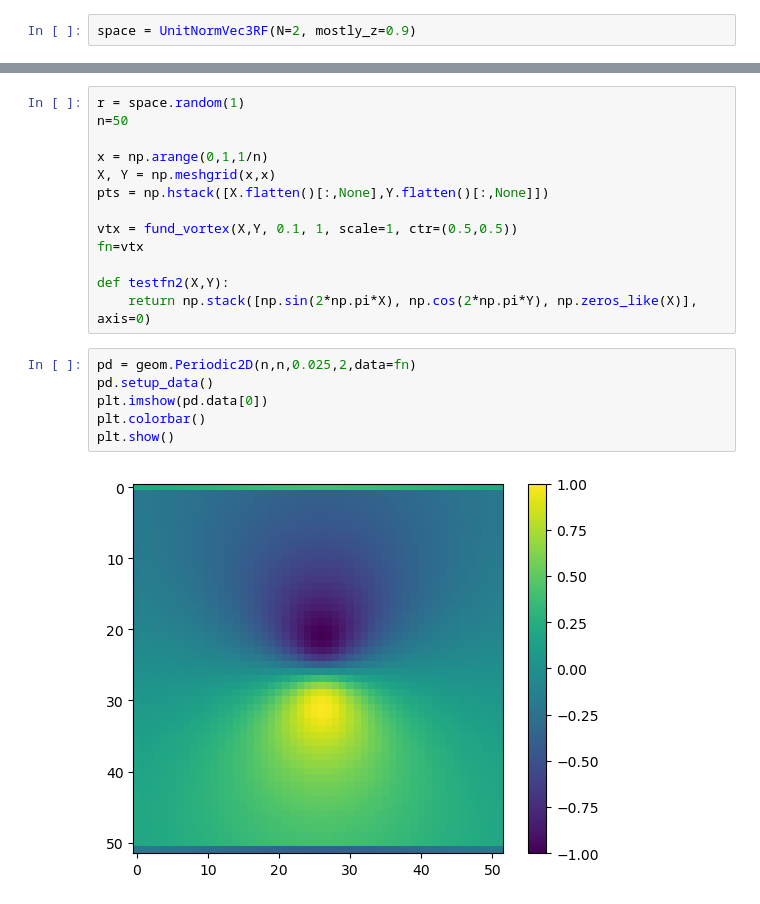
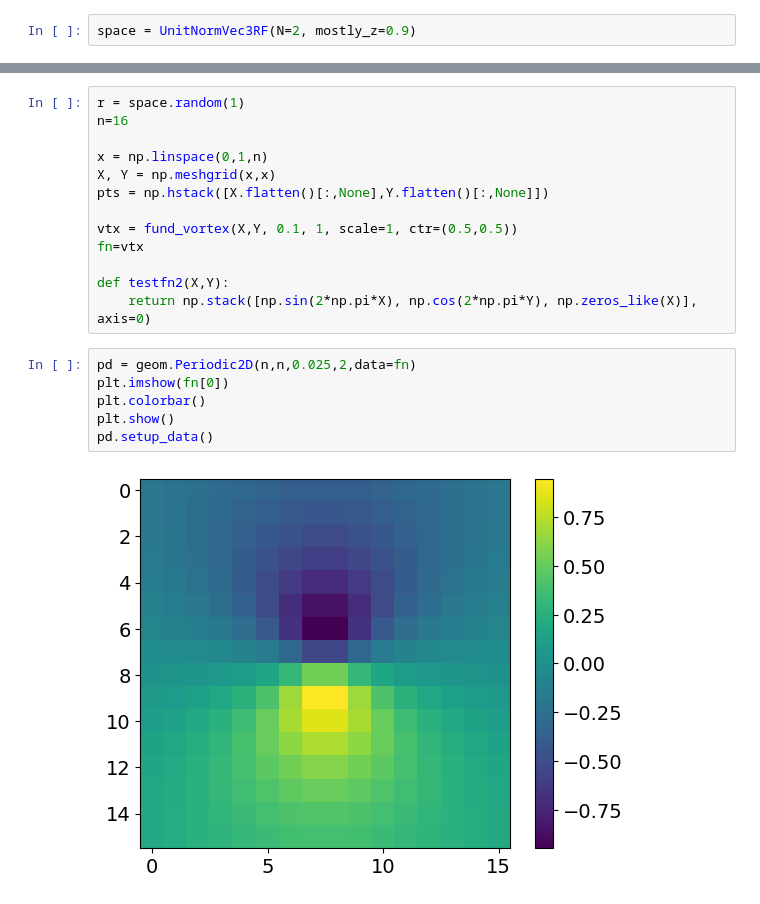
Before and after one commit to chillenb/landaunet, a Jupyter notebook: movie_notebook.ipynb, the cells around one changed output, grey strips where cells are left out. Drawn from its saved outputs; the diff is of its cells as text.

```diff
--- a/movie_notebook.ipynb
+++ b/movie_notebook.ipynb
@@ -22,8 +22,8 @@ def fund_vortex(X, Y, a, v, scale=1.0, ctr=(0,0)):
 # %%
 r = space.random(1)
-n=50
+n=16
 
-x = np.arange(0,1,1/n)
+x = np.linspace(0,1,n)
 X, Y = np.meshgrid(x,x)
 pts = np.hstack([X.flatten()[:,None],Y.flatten()[:,None]])
 
@@ -34,12 +34,12 @@ def testfn2(X,Y):
     return np.stack([np.sin(2*np.pi*X), np.cos(2*np.pi*Y), np.zeros_like(X)], axis=0)
 # %%
 pd = geom.Periodic2D(n,n,0.025,2,data=fn)
-pd.setup_data()
-plt.imshow(pd.data[0])
+plt.imshow(fn[0])
 plt.colorbar()
 plt.show()
+pd.setup_data()
 # %% [output]
-[figure, old version]
+[figure, new version]
 # %%
 ims = []
 fig, ax = plt.subplots()
```
Also changed, not shown: parts of 5 cells of this notebook, 5 other files.
